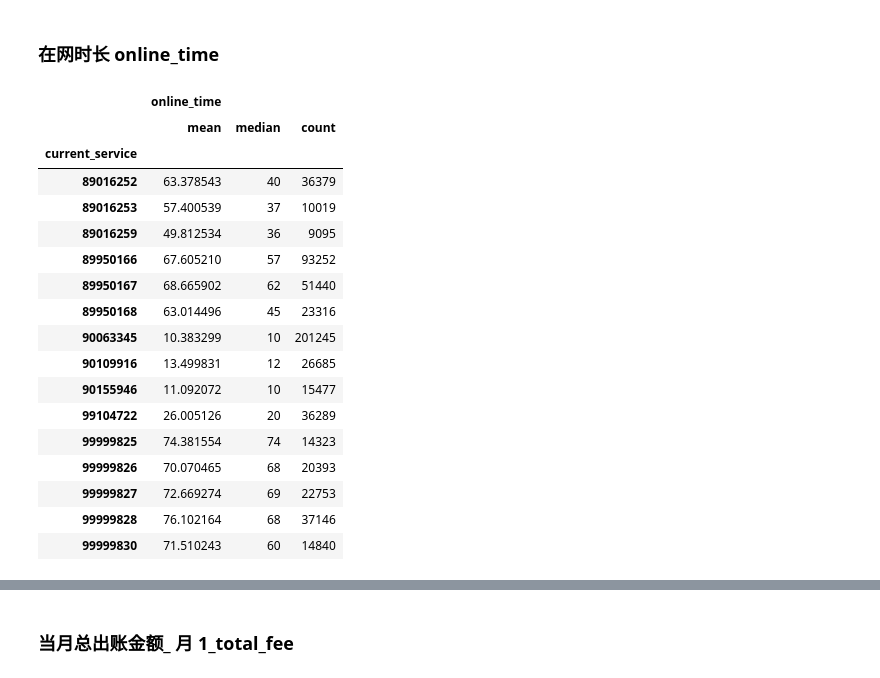
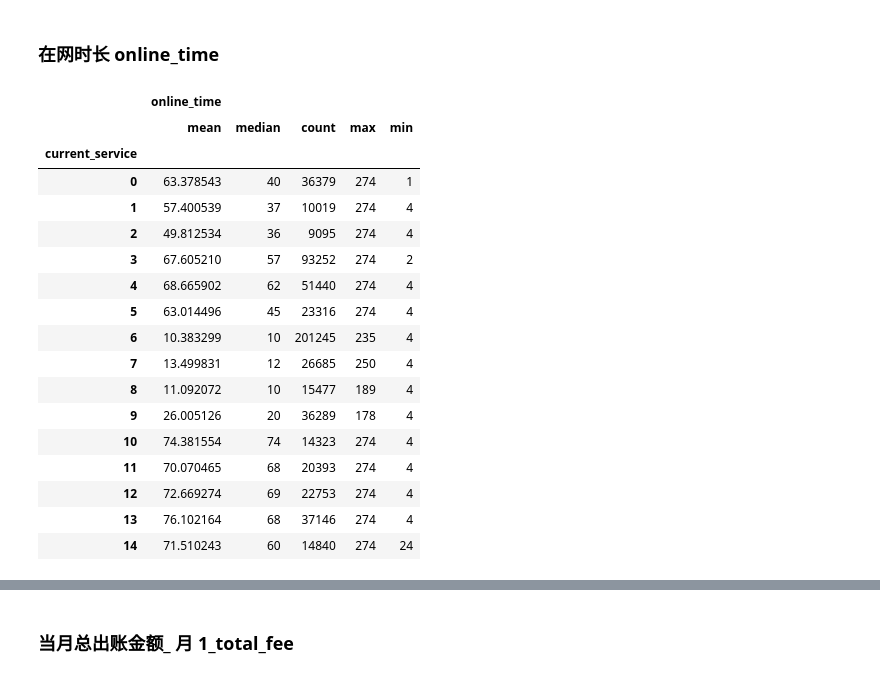
Before and after one commit to billreus/ML, a Jupyter notebook: DataFountain/unicom/modlev1.0.ipynb, the cells around one changed output, grey strips where cells are left out. Cells and saved outputs as stored; diff of their text form; code cells hidden in the pictures.

```diff
--- a/DataFountain/unicom/modlev1.0.ipynb
+++ b/DataFountain/unicom/modlev1.0.ipynb
@@ -30,6 +30,28 @@ from sklearn.svm import SVR, LinearSVR
 from sklearn.linear_model import ElasticNet, SGDRegressor, BayesianRidge
 from sklearn.kernel_ridge import KernelRidge
 from xgboost import XGBRegressor
+# %%
+train['2_total_fee'] = train['2_total_fee'].replace('\\N', 0)
+train['3_total_fee'] = train['3_total_fee'].replace('\\N', 0)
+train['age'] = train['age'].replace('\\N', 0)
+train['gender'] = train['gender'].replace('\\N', 0)
+
+test['2_total_fee'] = test['2_total_fee'].replace('\\N', 0)
+test['3_total_fee'] = test['3_total_fee'].replace('\\N', 0)
+test['age'] = test['age'].replace('\\N', 0)
+test['gender'] = test['gender'].replace('\\N', 0)
+
+train['gender'] = train['gender'].apply(lambda x : int(x))
+test['gender'] = test['gender'].apply(lambda x : int(x))
+
+train['age'] = train['age'].apply(lambda x : int(x))
+test['age'] = test['age'].apply(lambda x : int(x))
+
+train['2_total_fee'] = train['2_total_fee'].apply(lambda x : float(x))
+test['2_total_fee'] = test['2_total_fee'].apply(lambda x : float(x))
+
+train['3_total_fee'] = train['3_total_fee'].apply(lambda x : float(x))
+test['3_total_fee'] = test['3_total_fee'].apply(lambda x : float(x))
 # %%
 train.head(10)
 # %% [output]
@@ -67,4 +89,8 @@ dtypes: float64(10), int64(12), object(5)
 memory usage: 126.2+ MB
+# %%
+label = train['current_service']
+le = LabelEncoder()
+train['current_service'] = le.fit_transform(label)
 # %%
 # 结果为15种套餐,计划使用replace把替换成简单的数值
 
@@ -240,23 +280,23 @@ Name: current_service, dtype: int64
 # %% [markdown]
 ### 在网时长 online_time
 # %%
-train.groupby(['current_service'])[['online_time']].agg(['mean','median','count'])
+train.groupby(['current_service'])[['online_time']].agg(['mean','median','count', 'max', 'min'])
 # %% [output]
-|  | online_time |  |  |
-|  | mean | median | count |
-| current_service |  |  |  |
-| 89016252 | 63.378543 | 40 | 36379 |
-| 89016253 | 57.400539 | 37 | 10019 |
-| 89016259 | 49.812534 | 36 | 9095 |
-| 89950166 | 67.605210 | 57 | 93252 |
-| 89950167 | 68.665902 | 62 | 51440 |
-| 89950168 | 63.014496 | 45 | 23316 |
-| 90063345 | 10.383299 | 10 | 201245 |
-| 90109916 | 13.499831 | 12 | 26685 |
-| 90155946 | 11.092072 | 10 | 15477 |
-| 99104722 | 26.005126 | 20 | 36289 |
-| 99999825 | 74.381554 | 74 | 14323 |
-| 99999826 | 70.070465 | 68 | 20393 |
-| 99999827 | 72.669274 | 69 | 22753 |
-| 99999828 | 76.102164 | 68 | 37146 |
-| 99999830 | 71.510243 | 60 | 14840 |
+|  | online_time |  |  |  |  |
+|  | mean | median | count | max | min |
+| current_service |  |  |  |  |  |
+| 0 | 63.378543 | 40 | 36379 | 274 | 1 |
+| 1 | 57.400539 | 37 | 10019 | 274 | 4 |
+| 2 | 49.812534 | 36 | 9095 | 274 | 4 |
+| 3 | 67.605210 | 57 | 93252 | 274 | 2 |
+| 4 | 68.665902 | 62 | 51440 | 274 | 4 |
+| 5 | 63.014496 | 45 | 23316 | 274 | 4 |
+| 6 | 10.383299 | 10 | 201245 | 235 | 4 |
+| 7 | 13.499831 | 12 | 26685 | 250 | 4 |
+| 8 | 11.092072 | 10 | 15477 | 189 | 4 |
+| 9 | 26.005126 | 20 | 36289 | 178 | 4 |
+| 10 | 74.381554 | 74 | 14323 | 274 | 4 |
+| 11 | 70.070465 | 68 | 20393 | 274 | 4 |
+| 12 | 72.669274 | 69 | 22753 | 274 | 4 |
+| 13 | 76.102164 | 68 | 37146 | 274 | 4 |
+| 14 | 71.510243 | 60 | 14840 | 274 | 24 |
```
Also changed, not shown: parts of 26 cells of this notebook, 1 other file.
